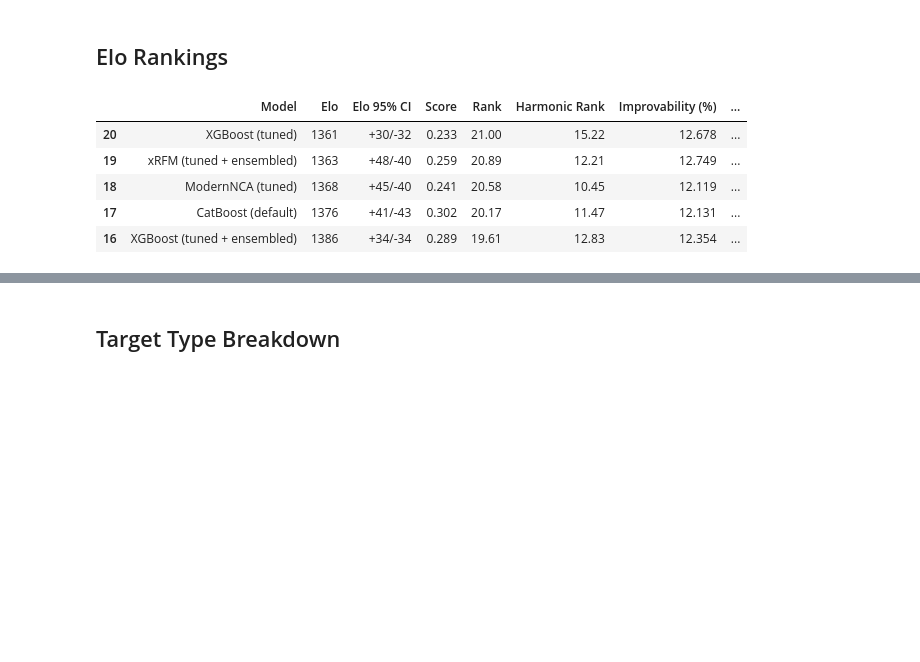
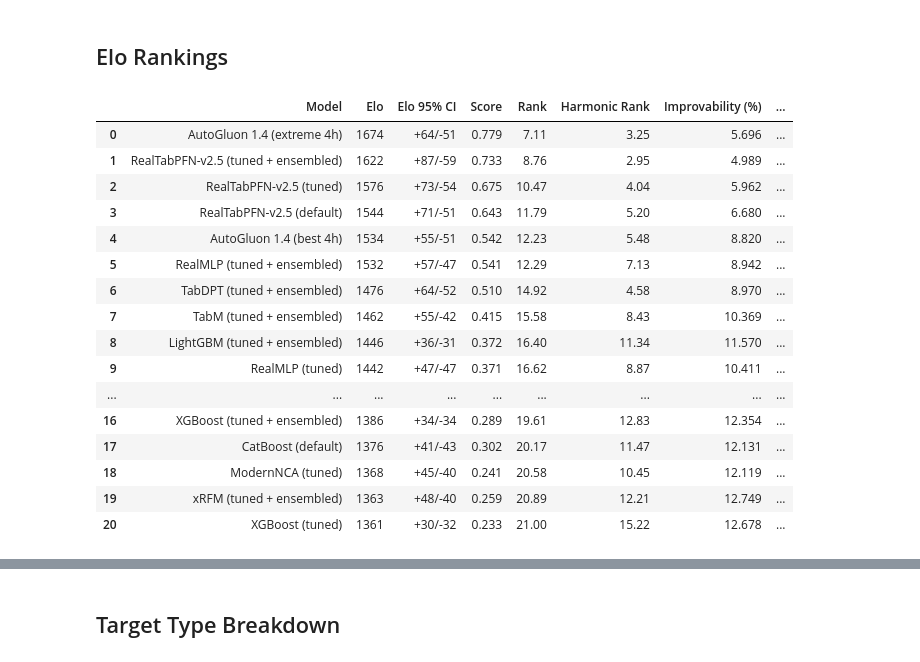
Before and after one commit to m-clark/m-clark.github.io, a Jupyter notebook: posts/2026-03-01-dl-for-tabular-foundational/explore_tabarena_and_img_gen.ipynb, the cells around one changed output, grey strips where cells are left out. Cells and saved outputs as stored; diff of their text form; code cells hidden in the pictures; blank space fills up the shorter version.

```diff
--- a/posts/2026-03-01-dl-for-tabular-foundational/explore_tabarena.ipynb
+++ b/posts/2026-03-01-dl-for-tabular-foundational/explore_tabarena_and_img_gen.ipynb
@@ -646,18 +644,29 @@ last_points
 ## Elo Rankings
 # %%
 fp = "../../data/dl-foundational/elo.csv"  # relative to repo root
-df = pd.read_csv(fp)
+df_elo = pd.read_csv(fp)
 
 # Ensure Elo is numeric
-df['Elo'] = pd.to_numeric(df['Elo'], errors='coerce')
+df_elo['Elo'] = pd.to_numeric(df_elo['Elo'], errors='coerce')
 # %%
-df.head()
+df_elo
 # %% [output]
 |  | Model | Elo | Elo 95% CI | Score | Rank | Harmonic Rank | Improvability (%) | ... |
+| 0 | AutoGluon 1.4 (extreme 4h) | 1674 | +64/-51 | 0.779 | 7.11 | 3.25 | 5.696 | ... |
+| 1 | RealTabPFN-v2.5 (tuned + ensembled) | 1622 | +87/-59 | 0.733 | 8.76 | 2.95 | 4.989 | ... |
+| 2 | RealTabPFN-v2.5 (tuned) | 1576 | +73/-54 | 0.675 | 10.47 | 4.04 | 5.962 | ... |
+| 3 | RealTabPFN-v2.5 (default) | 1544 | +71/-51 | 0.643 | 11.79 | 5.20 | 6.680 | ... |
+| 4 | AutoGluon 1.4 (best 4h) | 1534 | +55/-51 | 0.542 | 12.23 | 5.48 | 8.820 | ... |
+| 5 | RealMLP (tuned + ensembled) | 1532 | +57/-47 | 0.541 | 12.29 | 7.13 | 8.942 | ... |
+| 6 | TabDPT (tuned + ensembled) | 1476 | +64/-52 | 0.510 | 14.92 | 4.58 | 8.970 | ... |
+| 7 | TabM (tuned + ensembled) | 1462 | +55/-42 | 0.415 | 15.58 | 8.43 | 10.369 | ... |
+| 8 | LightGBM (tuned + ensembled) | 1446 | +36/-31 | 0.372 | 16.40 | 11.34 | 11.570 | ... |
+| 9 | RealMLP (tuned) | 1442 | +47/-47 | 0.371 | 16.62 | 8.87 | 10.411 | ... |
+| ... | ... | ... | ... | ... | ... | ... | ... | ... |
+| 16 | XGBoost (tuned + ensembled) | 1386 | +34/-34 | 0.289 | 19.61 | 12.83 | 12.354 | ... |
+| 17 | CatBoost (default) | 1376 | +41/-43 | 0.302 | 20.17 | 11.47 | 12.131 | ... |
+| 18 | ModernNCA (tuned) | 1368 | +45/-40 | 0.241 | 20.58 | 10.45 | 12.119 | ... |
+| 19 | xRFM (tuned + ensembled) | 1363 | +48/-40 | 0.259 | 20.89 | 12.21 | 12.749 | ... |
 | 20 | XGBoost (tuned) | 1361 | +30/-32 | 0.233 | 21.00 | 15.22 | 12.678 | ... |
-| 19 | xRFM (tuned + ensembled) | 1363 | +48/-40 | 0.259 | 20.89 | 12.21 | 12.749 | ... |
-| 18 | ModernNCA (tuned) | 1368 | +45/-40 | 0.241 | 20.58 | 10.45 | 12.119 | ... |
-| 17 | CatBoost (default) | 1376 | +41/-43 | 0.302 | 20.17 | 11.47 | 12.131 | ... |
-| 16 | XGBoost (tuned + ensembled) | 1386 | +34/-34 | 0.289 | 19.61 | 12.83 | 12.354 | ... |
 # %%
 # Parse "Elo 95% CI" strings like "+39/-39" into numeric bounds
```
Also changed, not shown: parts of 14 cells of this notebook, 6 other files.
